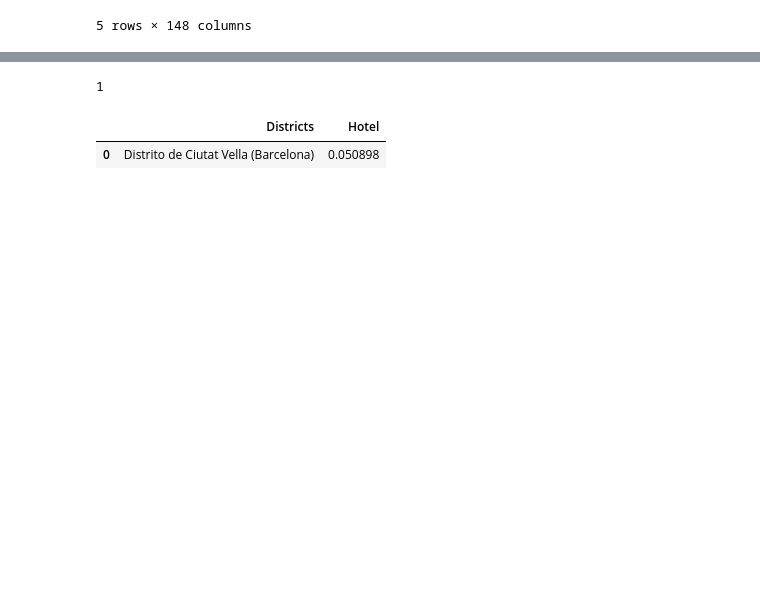
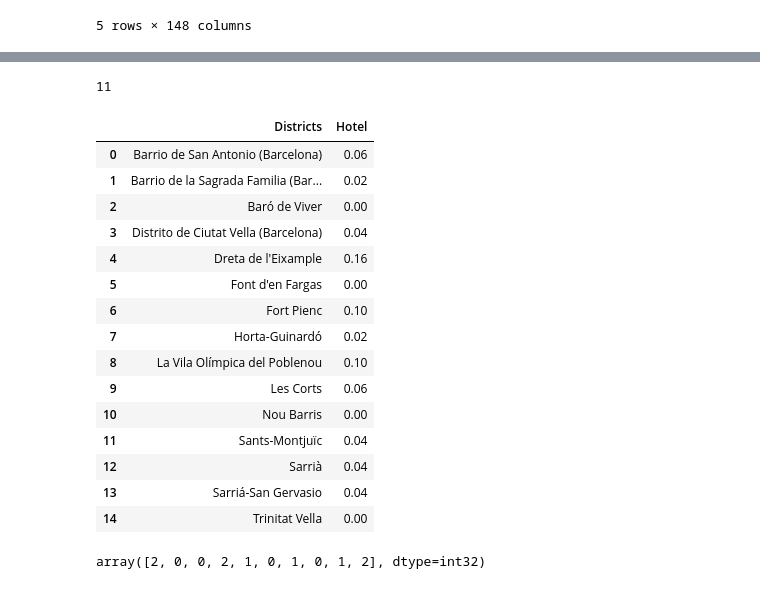
Before and after one commit to roimv/Coursera_Capstone, a Jupyter notebook: final project.ipynb, the cells around one changed output, grey strips where cells are left out. Saved outputs shown, nothing was run; the diff lists cells and outputs as text; code cells hidden in the pictures; blank space fills up the shorter version.

```diff
--- a/final project.ipynb
+++ b/final project.ipynb
@@ -238,13 +238,14 @@ for districts, latitude, longitude in zip(bcn_df['Districts'], bcn_df['Latitude'
 
     # make the GET request
     results = requests.get(url).json()["response"]['groups'][0]['items']
+    print(url)
 
     # return only relevant information for each nearby venue
     for venue in results:
         venues.append((
-            neighborhood,
-            lat,
-            lng,
+            districts,
+            latitude,
+            longitude,
             venue['venue']['name'],
             venue['venue']['location']['lat'],
             venue['venue']['location']['lng'],
@@ -307,10 +352,37 @@ bcn_grouped
 # %%
 len(bcn_grouped[bcn_grouped["Hotel"] > 0])
 # %% [output]
-1
+11
 # %%
 bcn_hotel = bcn_grouped[["Districts","Hotel"]]
-bcn_hotel.head()
+bcn_hotel
 # %% [output]
 |  | Districts | Hotel |
-| 0 | Distrito de Ciutat Vella (Barcelona) | 0.050898 |
+| 0 | Barrio de San Antonio (Barcelona) | 0.06 |
+| 1 | Barrio de la Sagrada Familia (Bar... | 0.02 |
+| 2 | Baró de Viver | 0.00 |
+| 3 | Distrito de Ciutat Vella (Barcelona) | 0.04 |
+| 4 | Dreta de l'Eixample | 0.16 |
+| 5 | Font d'en Fargas | 0.00 |
+| 6 | Fort Pienc | 0.10 |
+| 7 | Horta-Guinardó | 0.02 |
+| 8 | La Vila Olímpica del Poblenou | 0.10 |
+| 9 | Les Corts | 0.06 |
+| 10 | Nou Barris | 0.00 |
+| 11 | Sants-Montjuïc | 0.04 |
+| 12 | Sarrià | 0.04 |
+| 13 | Sarriá-San Gervasio | 0.04 |
+| 14 | Trinitat Vella | 0.00 |
+# %%
+# set number of clusters
+kclusters = 3
+
+bcn_clustering = bcn_hotel.drop(["Districts"], 1)
+
+# run k-means clustering
+kmeans = KMeans(n_clusters=kclusters, random_state=0).fit(bcn_clustering)
+
+# check cluster labels generated for each row in the dataframe
+kmeans.labels_[0:10]
+# %% [output]
+array([2, 0, 0, 2, 1, 0, 1, 0, 1, 2], dtype=int32)
```
Also changed, not shown: parts of 11 cells of this notebook.
